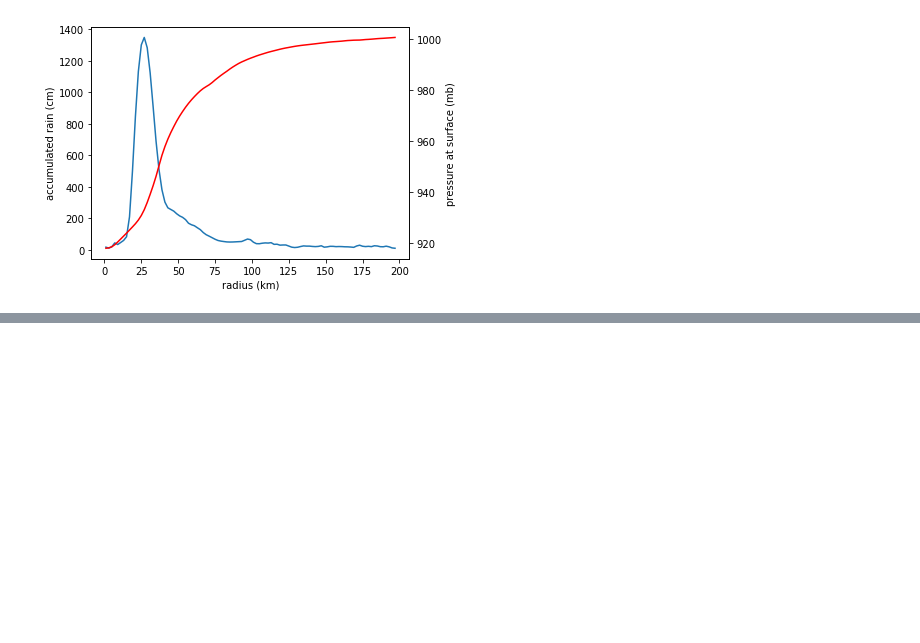
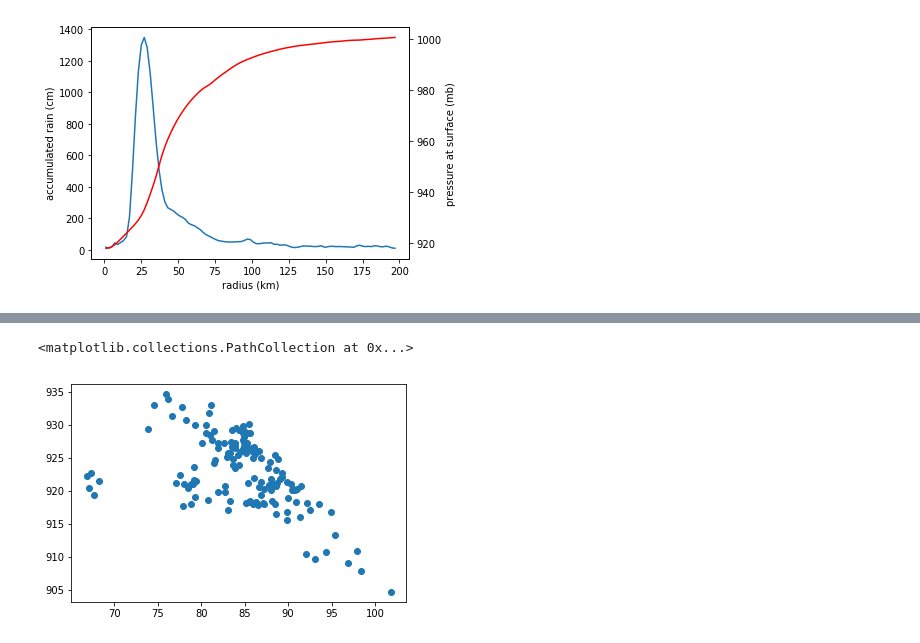
Before and after one commit to CourtneyQuinn/MOSS, a Jupyter notebook: CQ_exploredata.ipynb, the cells around one changed output, grey strips where cells are left out. Cells and saved outputs as stored; diff of their text form; code cells hidden in the pictures; blank space fills up the shorter version.

```diff
--- a/CQ_exploredata.ipynb
+++ b/CQ_exploredata.ipynb
@@ -61,0 +134,5 @@ fig.tight_layout()  # otherwise the right y-label is slightly clipped
+# %%
+plt.scatter(V_max,prs_min)
+# %% [output]
+<matplotlib.collections.PathCollection at 0x...>
+[figure, added]
```
Also changed, not shown: parts of 12 cells of this notebook.
